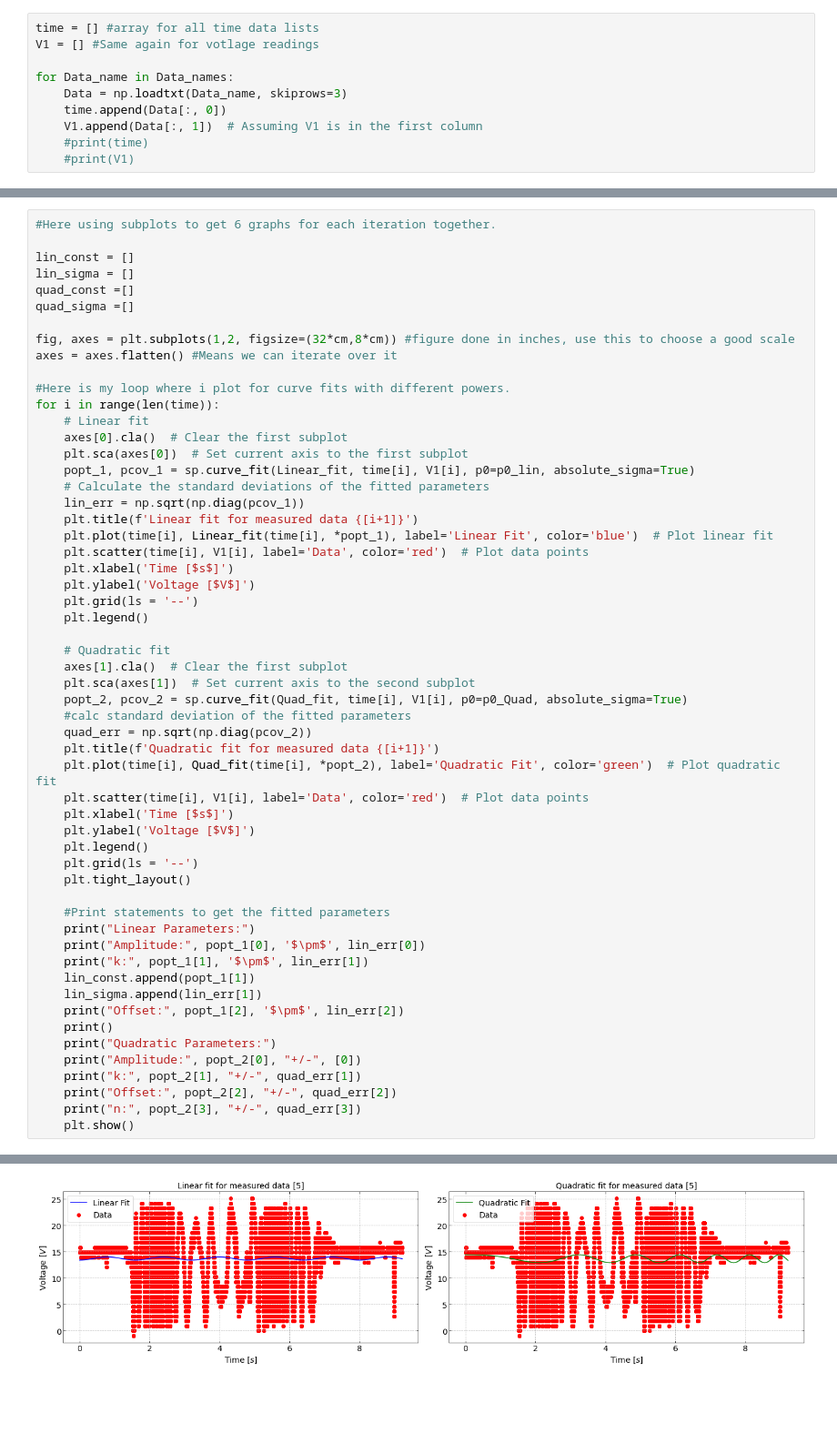
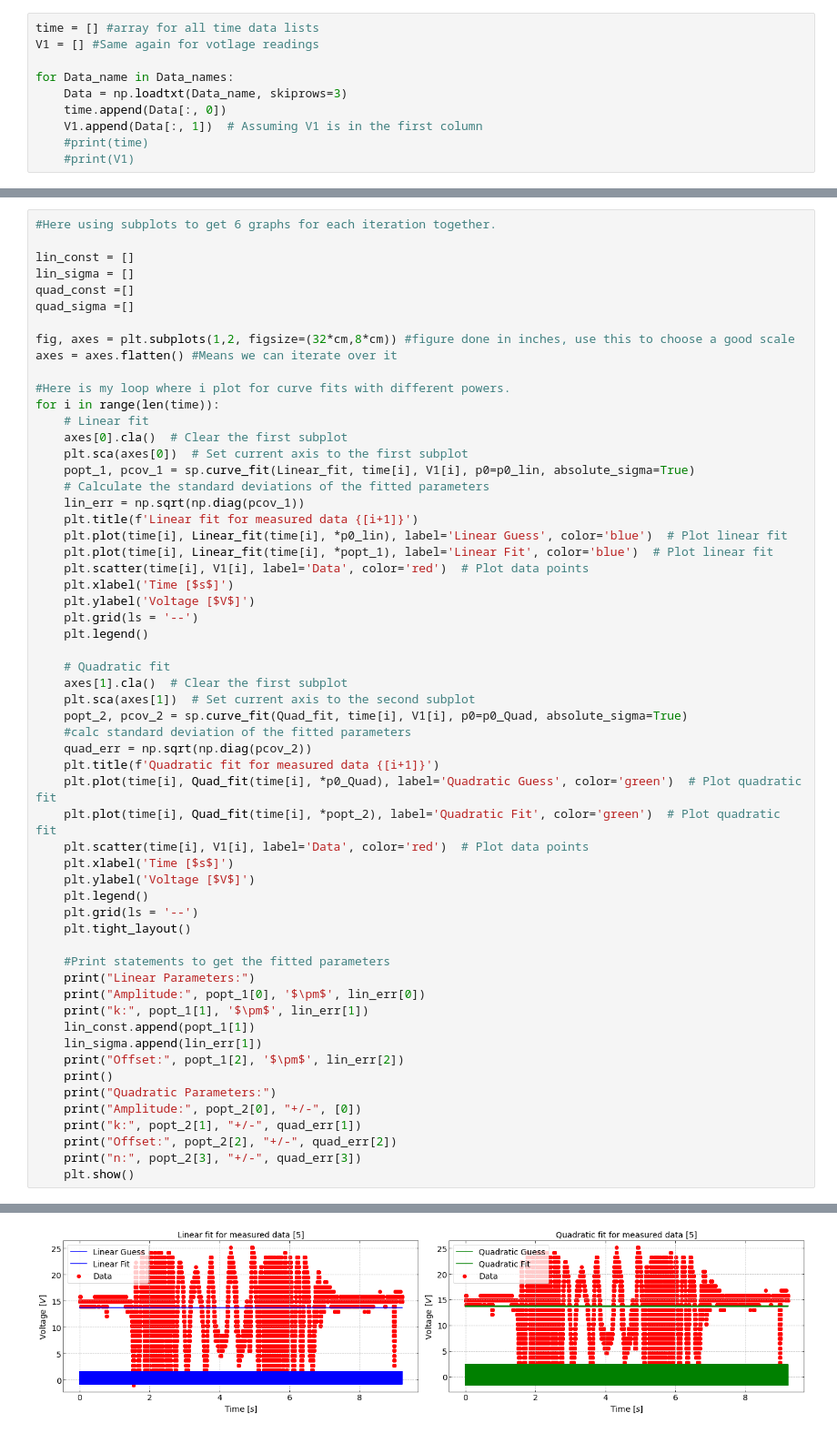
Before and after one commit to StefanStringer/ExperimentalBoyzWSL, a Jupyter notebook: Exercise_3/fuck_me.ipynb, the cells around one changed output, grey strips where cells are left out. Shown at 91% size. Drawn from its saved outputs; the diff is of its cells as text; blank space fills up the shorter version.

```diff
--- a/Exercise_3/fuck_me.ipynb
+++ b/Exercise_3/fuck_me.ipynb
@@ -85,6 +83,7 @@ for i in range(len(time)):
     # Calculate the standard deviations of the fitted parameters
     lin_err = np.sqrt(np.diag(pcov_1))
     plt.title(f'Linear fit for measured data {[i+1]}')
+    plt.plot(time[i], Linear_fit(time[i], *p0_lin), label='Linear Guess', color='blue')  # Plot linear fit
     plt.plot(time[i], Linear_fit(time[i], *popt_1), label='Linear Fit', color='blue')  # Plot linear fit
     plt.scatter(time[i], V1[i], label='Data', color='red')  # Plot data points
     plt.xlabel('Time [$s$]')
@@ -99,6 +98,7 @@ for i in range(len(time)):
     #calc standard deviation of the fitted parameters
     quad_err = np.sqrt(np.diag(pcov_2))
     plt.title(f'Quadratic fit for measured data {[i+1]}')
+    plt.plot(time[i], Quad_fit(time[i], *p0_Quad), label='Quadratic Guess', color='green')  # Plot quadratic fit
     plt.plot(time[i], Quad_fit(time[i], *popt_2), label='Quadratic Fit', color='green')  # Plot quadratic fit
     plt.scatter(time[i], V1[i], label='Data', color='red')  # Plot data points
     plt.xlabel('Time [$s$]')
@@ -179,2 +179,2 @@ n: 3.2203069339099284e-08 +/- 2.3020940590489732e-10
-[figure, old version]
+[figure, new version]
 Linear Parameters:
```
Also changed, not shown: parts of 2 cells of this notebook.
